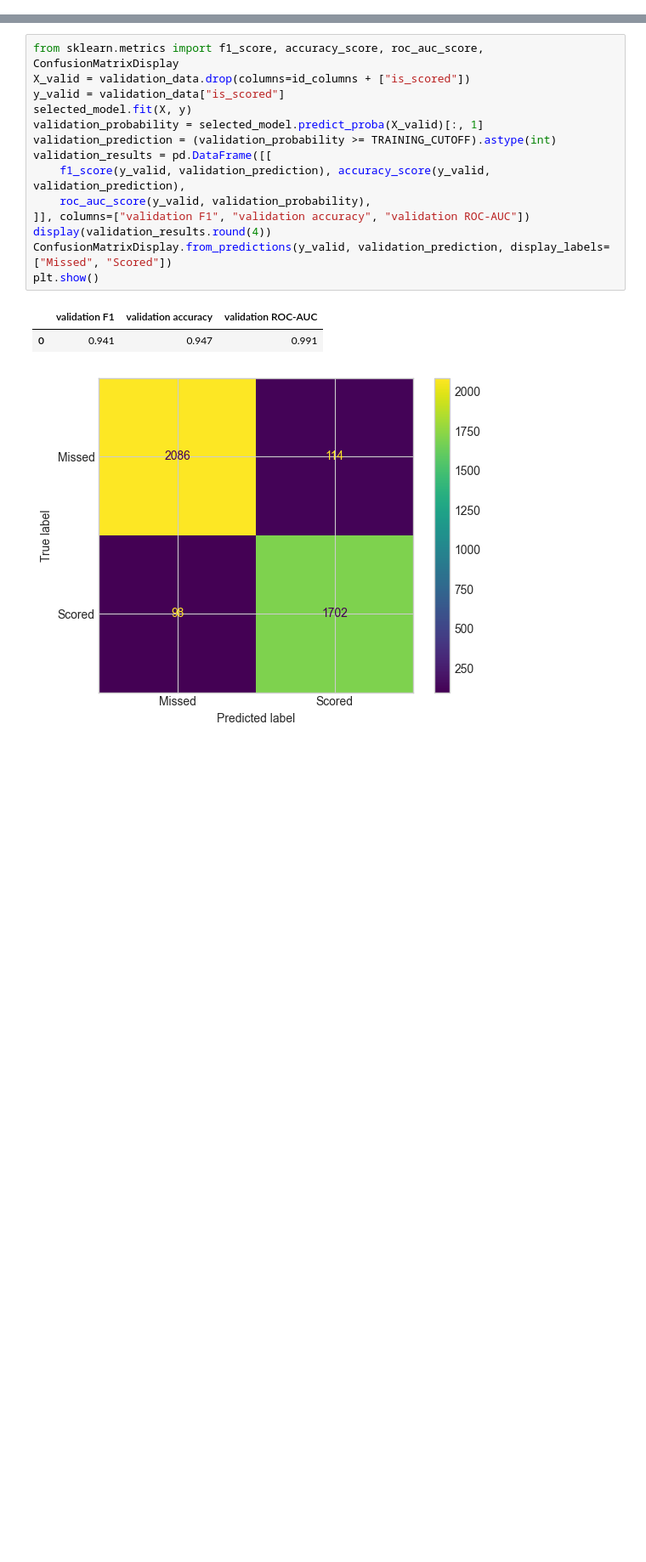
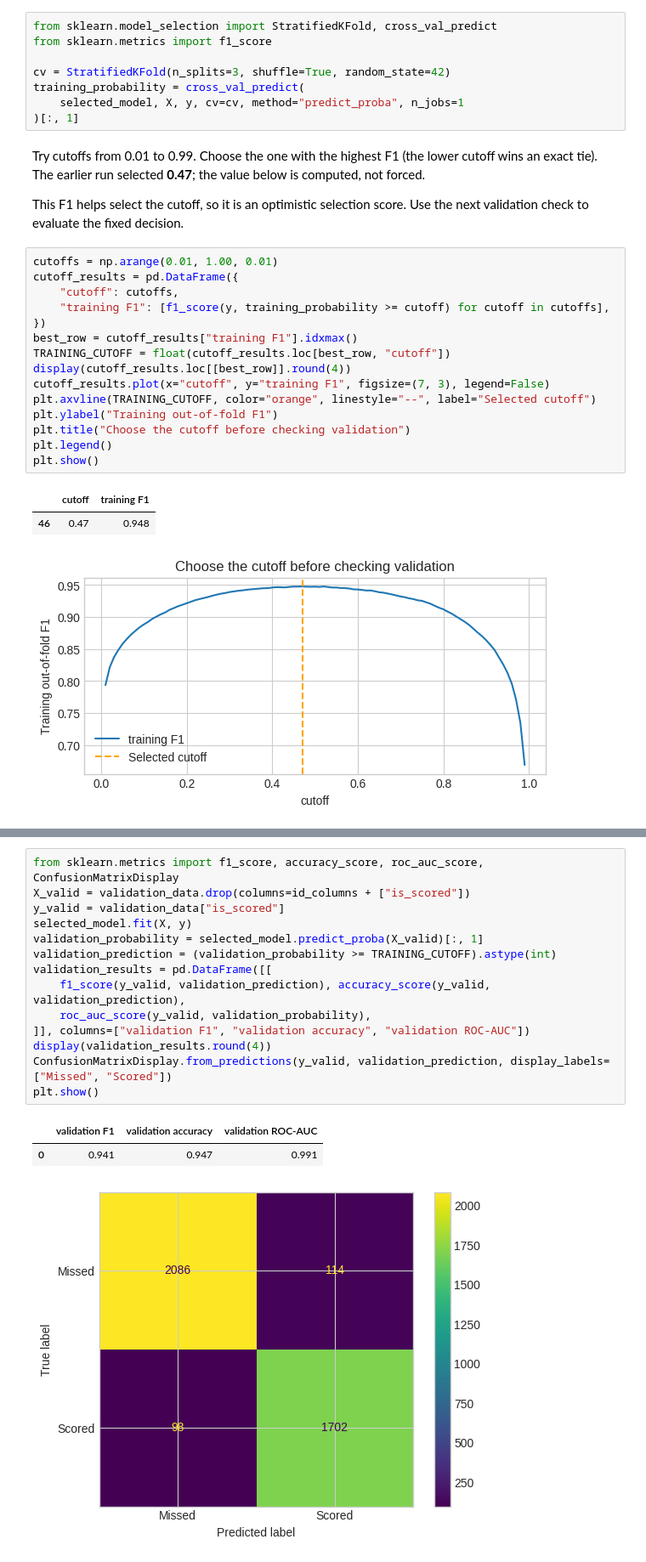
Before and after one commit to Soni-KR/penalty-kick-ml-learning-path, a Jupyter notebook: notebooks/16_Complete_ML_Pipeline.ipynb, the cells around one changed output, grey strips where cells are left out. Shown at 85% size. Cells and saved outputs as stored; diff of their text form; blank space fills up the shorter version.

```diff
--- a/notebooks/16_Complete_ML_Pipeline.ipynb
+++ b/notebooks/16_Complete_ML_Pipeline.ipynb
@@ -186,0 +181,31 @@ This validation split has been inspected before. Treat its score as a learning e
+# %%
+from sklearn.model_selection import StratifiedKFold, cross_val_predict
+from sklearn.metrics import f1_score
+
+cv = StratifiedKFold(n_splits=3, shuffle=True, random_state=42)
+training_probability = cross_val_predict(
+    selected_model, X, y, cv=cv, method="predict_proba", n_jobs=1
+)[:, 1]
+# %% [markdown]
+Try cutoffs from 0.01 to 0.99. Choose the one with the highest F1 (the lower cutoff wins an exact tie). The earlier run selected **0.47**; the value below is computed, not forced.
+
+This F1 helps select the cutoff, so it is an optimistic selection score. Use the next validation check to evaluate the fixed decision.
+# %%
+cutoffs = np.arange(0.01, 1.00, 0.01)
+cutoff_results = pd.DataFrame({
+    "cutoff": cutoffs,
+    "training F1": [f1_score(y, training_probability >= cutoff) for cutoff in cutoffs],
+})
+best_row = cutoff_results["training F1"].idxmax()
+TRAINING_CUTOFF = float(cutoff_results.loc[best_row, "cutoff"])
+display(cutoff_results.loc[[best_row]].round(4))
+cutoff_results.plot(x="cutoff", y="training F1", figsize=(7, 3), legend=False)
+plt.axvline(TRAINING_CUTOFF, color="orange", linestyle="--", label="Selected cutoff")
+plt.ylabel("Training out-of-fold F1")
+plt.title("Choose the cutoff before checking validation")
+plt.legend()
+plt.show()
+# %% [output]
+|  | cutoff | training F1 |
+| 46 | 0.47 | 0.948 |
+[figure, added]
```
Also changed, not shown: parts of 45 cells of this notebook, 17 other files.
